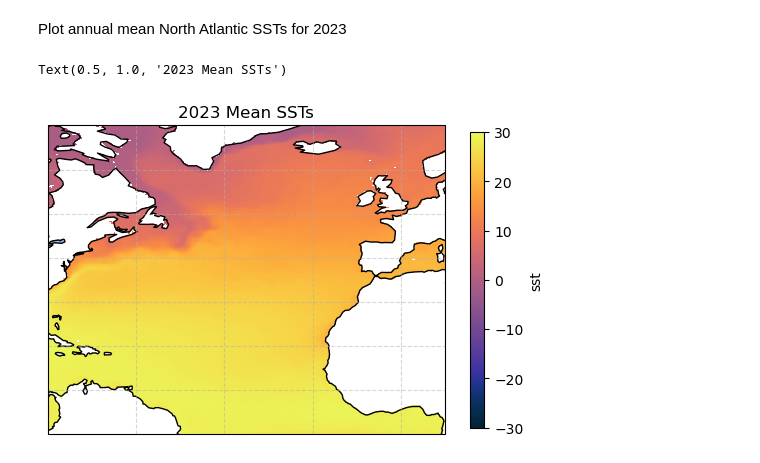
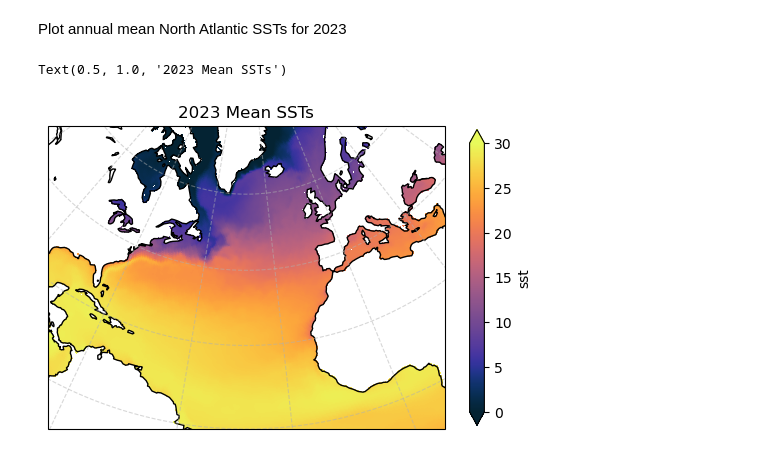
Before and after one commit to hepihl/heatwaves, a Jupyter notebook: sst_map.ipynb, the cells around one changed output. Drawn from its saved outputs; the diff is of its cells as text; code cells hidden in the pictures.

```diff
--- a/sst_map.ipynb
+++ b/sst_map.ipynb
@@ -13,15 +14,20 @@ sst_2023 = xr.load_dataset("sst_data/sst.day.mean.2023.nc")
 # convert longitudes from 0 to 360 degrees to -180 to 180
 sst_2023.coords['lon'] = (sst_2023.coords['lon'] + 180) % 360 - 180
 sst_2023 = sst_2023.sortby(sst_2023.lon)
-sst_2023_slice = sst_2023.sst.sel(lat=slice(0,70), lon=slice(-80,10))
+sst_2023_slice = sst_2023[["sst"]].sel(lat=slice(-10,80), lon=slice(-120,60))
+sst_2023_slice.to_netcdf(path="sst_data/sst.day.mean.2023.na.nc")
 # %% [markdown]
 Plot North Atlantic SSTs for Jan. 1st, 2023
 # %%
-a_day = sst_2023_slice.sel(time="2023-01-01")
-fig1, ax1 = plt.subplots(subplot_kw={'projection': ccrs.PlateCarree()})
+a_day = sst_2023_slice["sst"].sel(time="2023-01-01")
+central_lon = -35
+central_lat = 35
+
+fig1, ax1 = plt.subplots(subplot_kw={'projection': ccrs.LambertConformal(central_lon, central_lat)})
 ax1.coastlines()
-ax1.add_feature(cartopy.feature.LAKES, edgecolor='black')
-gl = ax1.gridlines(alpha = 0.5, linestyle = "--")
-a_day.plot(ax=ax1, cmap = cmocean.cm.thermal, transform = ccrs.PlateCarree(), cbar_kwargs={'shrink': 0.8})
+ax1.add_feature(cartopy.feature.LAKES, edgecolor='black', facecolor="none")
+gl = ax1.gridlines(alpha = 0.5, linestyle = "--", draw_labels = True)
+ax1.set_extent([-80, 10, 0, 70])
+a_day.plot(ax=ax1, cmap = cmocean.cm.thermal, transform = ccrs.PlateCarree(), vmin=0, vmax = 30, cbar_kwargs={'shrink': 0.8})
 # %% [output]
 <cartopy.mpl.geocollection.GeoQuadMesh at 0x...>
@@ -40,13 +46,14 @@ sst_mm_pt.plot()
 # %% [markdown]
 Plot annual mean North Atlantic SSTs for 2023
 # %%
-yr_avg = sst_2023_slice.mean(dim="time")
-fig2, ax2 = plt.subplots(subplot_kw={'projection': ccrs.PlateCarree()})
+yr_avg = sst_2023_slice["sst"].mean(dim="time")
+fig2, ax2 = plt.subplots(subplot_kw={'projection': ccrs.LambertConformal(central_lon, central_lat)})
 ax2.coastlines()
-ax2.add_feature(cartopy.feature.LAKES, edgecolor='black')
+ax2.add_feature(cartopy.feature.LAKES, edgecolor='black', facecolor="none")
 gl = ax2.gridlines(alpha = 0.5, linestyle = "--")
-yr_avg.plot(ax=ax2, cmap = cmocean.cm.thermal, transform = ccrs.PlateCarree(), cbar_kwargs={'shrink': 0.8})
+ax2.set_extent([-80, 10, 0, 70])
+yr_avg.plot(ax=ax2, cmap = cmocean.cm.thermal, transform = ccrs.PlateCarree(), vmin=0, vmax = 30, cbar_kwargs={'shrink': 0.8})
 ax2.set_title("2023 Mean SSTs")
 # %% [output]
 Text(0.5, 1.0, '2023 Mean SSTs')
-[figure, old version]
+[figure, new version]
```
Also changed, not shown: parts of 2 cells of this notebook.
